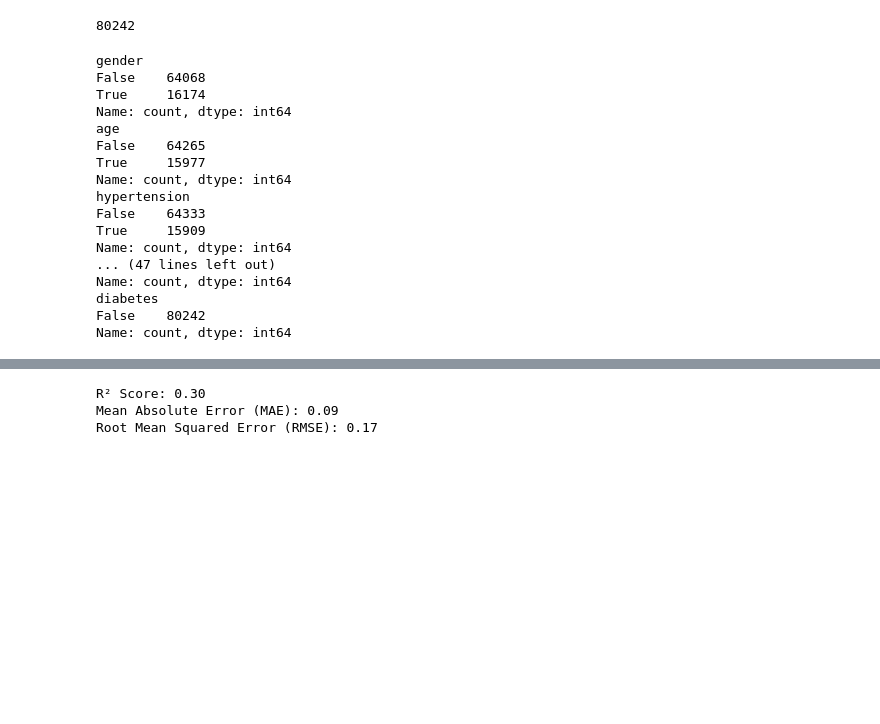
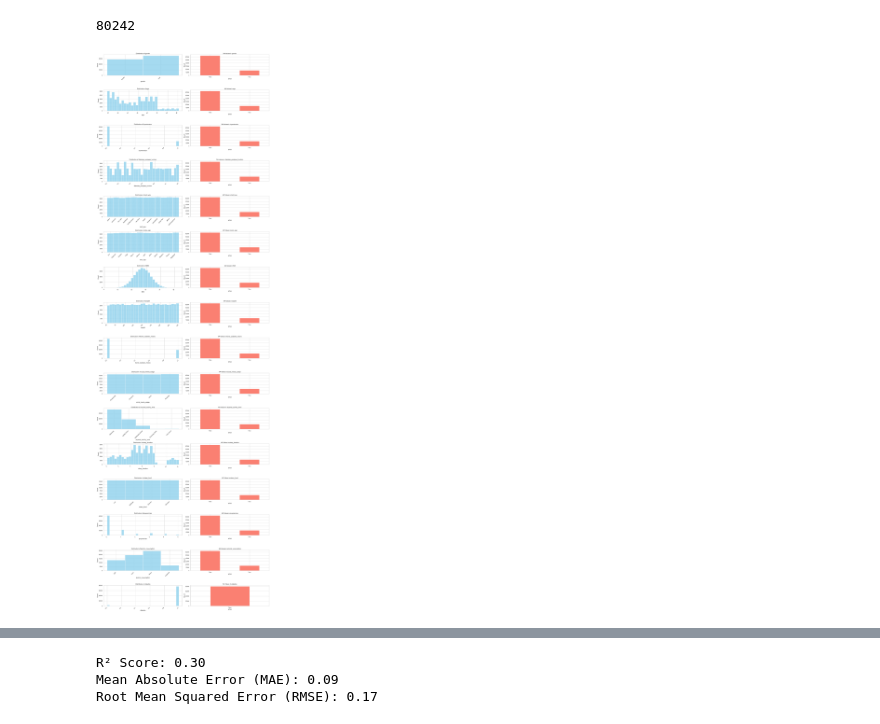
Before and after one commit to aayushjACN/datathon_diabetes, a Jupyter notebook: EDA.ipynb, the cells around one changed output, grey strips where cells are left out. Saved outputs shown, nothing was run; the diff lists cells and outputs as text; code cells hidden in the pictures; blank space fills up the shorter version.

```diff
--- a/EDA.ipynb
+++ b/EDA.ipynb
@@ -50,23 +69,28 @@ len(df_processed.drop_duplicates())
 80242
 # %%
 # check for na values
-for column in df_processed.columns:
-    print(df_processed[column].isnull().value_counts())
+# Create a figure with space for both distribution and NA plots
+plt.figure(figsize=(20, 4*len(df_processed.columns)))
+
+columns = df_processed.columns
+for i, col in enumerate(columns, 1):
+    # Distribution plot
+    plt.subplot(len(columns), 2, 2*i-1)
+    sns.histplot(df_processed[col].dropna(), bins=30, color='skyblue')
+    plt.title(f'Distribution of {col}')
+    plt.xlabel(col)
+    plt.xticks(rotation=45, ha='right')
+
+    # NA values plot
+    plt.subplot(len(columns), 2, 2*i)
+    na_counts = df_processed[col].isnull().value_counts()
+    na_counts.plot(kind='bar', color='salmon')
+    plt.title(f'NA Values in {col}')
+    plt.xlabel('Is NA')
+    plt.ylabel('Count')
+    plt.xticks(rotation=0)
+
+plt.tight_layout()
+plt.show()
 # %% [output]
-gender
-False    64068
-True     16174
-Name: count, dtype: int64
-age
-False    64265
-True     15977
-Name: count, dtype: int64
-hypertension
-False    64333
-True     15909
-Name: count, dtype: int64
-... (47 lines left out)
-Name: count, dtype: int64
-diabetes
-False    80242
-Name: count, dtype: int64
+[figure, added]
```
Also changed, not shown: parts of 31 cells of this notebook, 1 other file.
